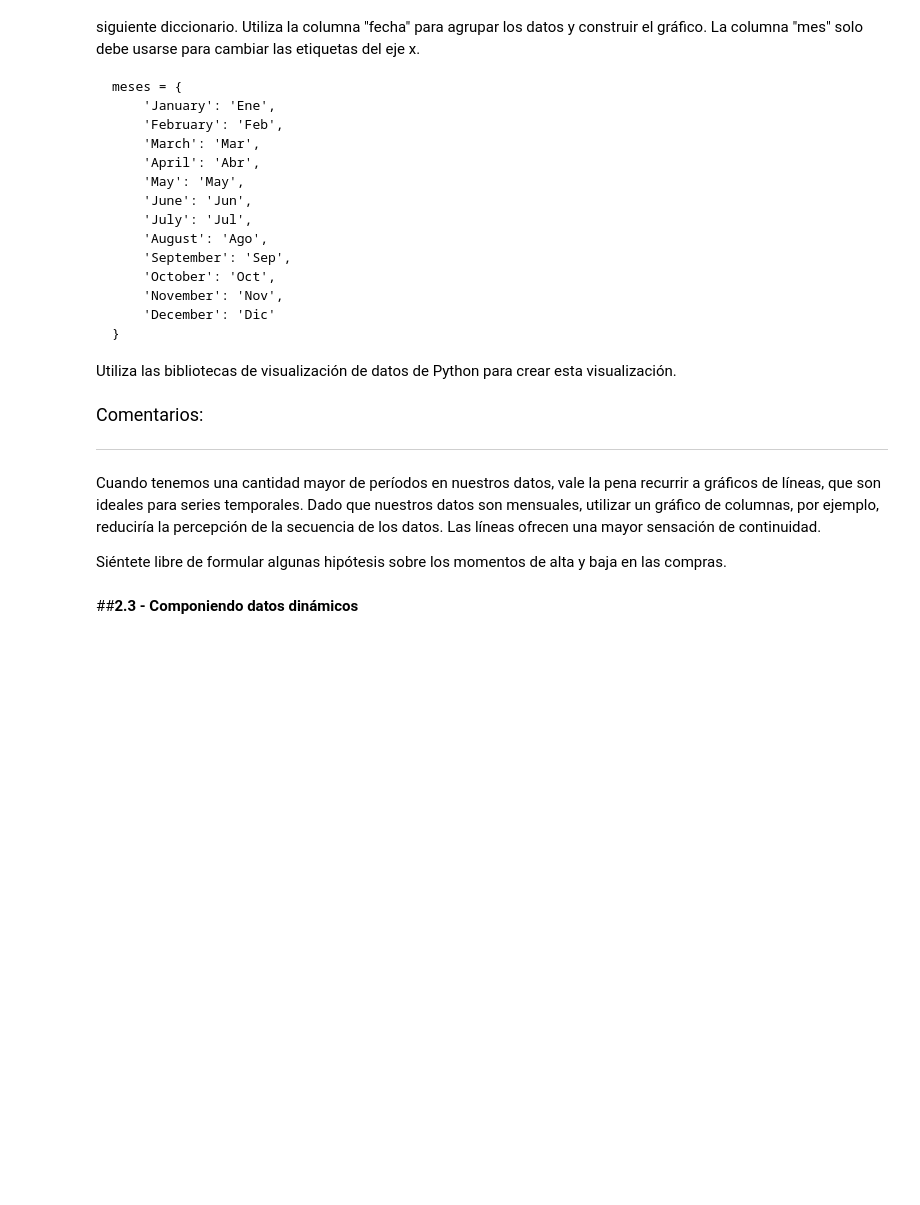
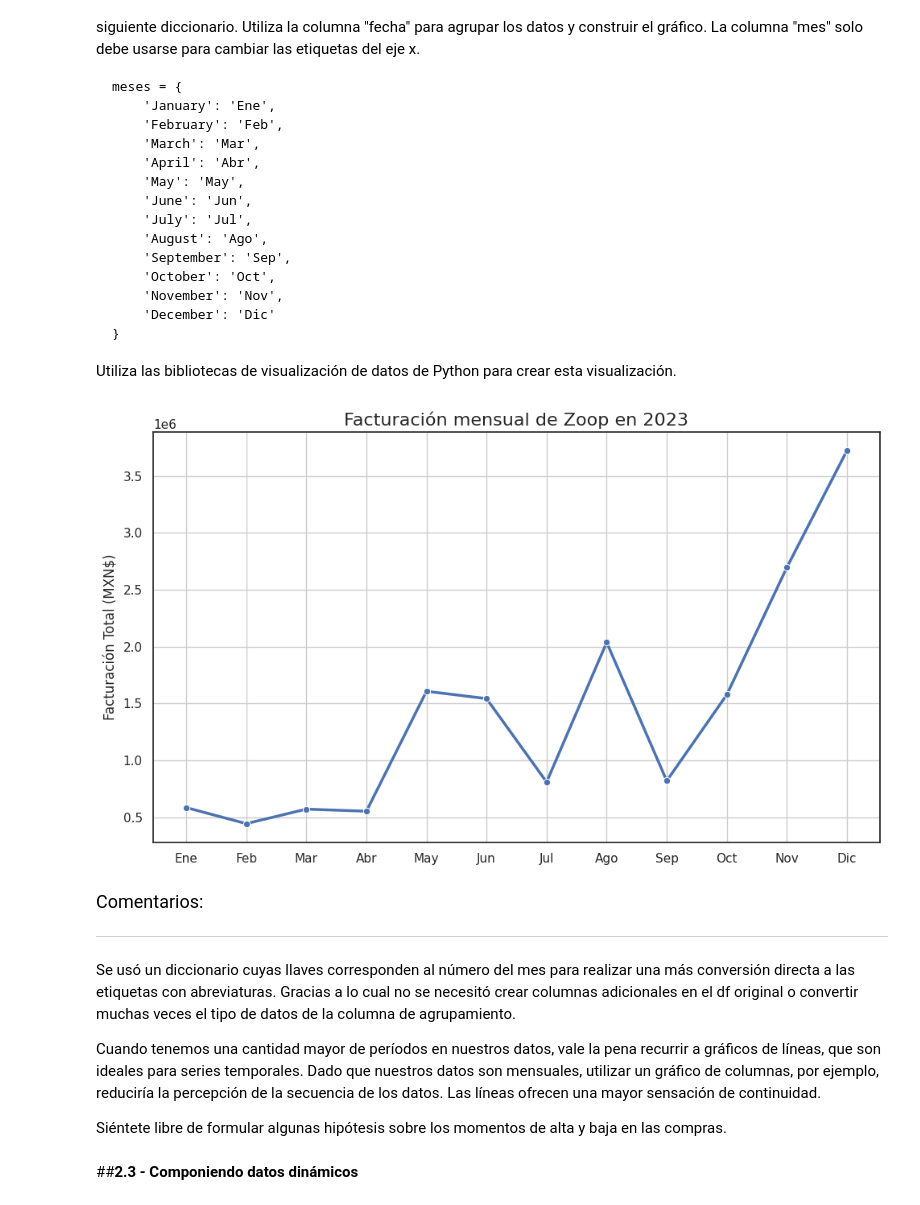
Before and after one commit to JLuceroVasquez/ia-aplicada-a-data-science-construccion-de-visualizaciones, a Jupyter notebook: IA_aplicada_a_ciencia_de_datos.ipynb, the cells around one changed output. Saved outputs shown, nothing was run; the diff lists cells and outputs as text; code cells hidden in the pictures; blank space fills up the shorter version.

```diff
--- a/IA_aplicada_a_ciencia_de_datos.ipynb
+++ b/IA_aplicada_a_ciencia_de_datos.ipynb
@@ -639,10 +672,40 @@ meses = {
 
 
 Utiliza las bibliotecas de visualización de datos de Python para crear esta visualización.
+# %%
+# Diccionario para traducir los nombres de los meses al español
+meses = {
+    1: 'Ene', 2: 'Feb', 3: 'Mar', 4: 'Abr', 5: 'May', 6: 'Jun',
+    7: 'Jul', 8: 'Ago', 9: 'Sep', 10: 'Oct', 11: 'Nov', 12: 'Dic'
+}
+# Agrupar por número de mes (1 a 12)
+ventas_mensuales = df.groupby(df['fecha'].dt.month)['facturacion'].sum()
+# Reindexar para asegurar orden cronológico
+ventas_mensuales = ventas_mensuales.sort_index()
+
+# Convertimos los números de los meses en una columna.
+ventas_mensuales = ventas_mensuales.reset_index()
+ventas_mensuales.columns = ['mes', 'facturacion']
+
+# Renombrar los índices numéricos con nombres de meses en español
+ventas_mensuales['mes'] = ventas_mensuales['mes'].map(meses)
+
+# Crear gráfico de líneas
+plt.figure(figsize=(10, 6))
+sns.lineplot(x='mes', y='facturacion', data=ventas_mensuales, marker='o', linewidth=2.5)
+plt.title('Facturación mensual de Zoop en 2023', fontsize=16)
+plt.xlabel('')
+plt.ylabel('Facturación Total (MXN$)')
+plt.grid(True)
+plt.tight_layout()
+plt.show()
+# %% [output]
+[figure, added]
 # %% [markdown]
 <font color="7b71ff" size=4> Comentarios: </font>
 
 ---
+Se usó un diccionario cuyas llaves corresponden al número del mes para realizar una más conversión directa a las etiquetas con abreviaturas. Gracias a lo cual no se necesitó crear columnas adicionales en el df original o convertir muchas veces el tipo de datos de la columna de agrupamiento.
 
 Cuando tenemos una cantidad mayor de períodos en nuestros datos, vale la pena recurrir a gráficos de líneas, que son ideales para series temporales. Dado que nuestros datos son mensuales, utilizar un gráfico de columnas, por ejemplo, reduciría la percepción de la secuencia de los datos. Las líneas ofrecen una mayor sensación de continuidad.
 
```
Also changed, not shown: parts of 7 cells of this notebook.
